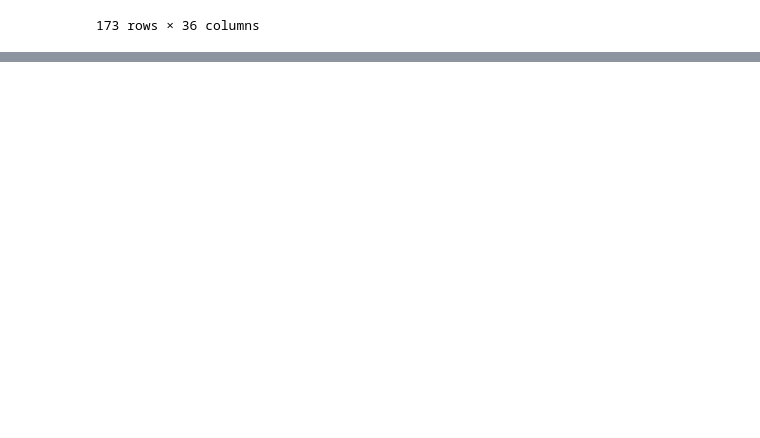
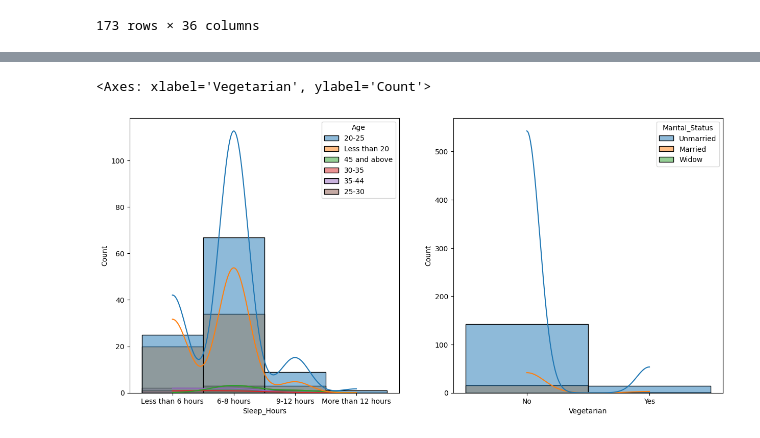
Before and after one commit to 0011Ashwin/Final_Demon, a Jupyter notebook: PCOS/notebook/EDA_PCOS.ipynb, the cells around one changed output, grey strips where cells are left out. Cells and saved outputs as stored; diff of their text form; code cells hidden in the pictures; blank space fills up the shorter version.

```diff
--- a/PCOS/notebook/EDA_PCOS.ipynb
+++ b/PCOS/notebook/EDA_PCOS.ipynb
@@ -21,0 +104,9 @@ df
+# %%
+fig, axs = plt.subplots(1,2, figsize=(15,7))
+plt.subplot(121)
+sns.histplot(data = df, x = 'Sleep_Hours', bins=30, kde=True, hue='Age', color='g')
+plt.subplot(122)
+sns.histplot(data=df, x = 'Vegetarian', kde=True, hue='Marital_Status')
+# %% [output]
+<Axes: xlabel='Vegetarian', ylabel='Count'>
+[figure, added]
```
Also changed, not shown: parts of 12 cells of this notebook.
